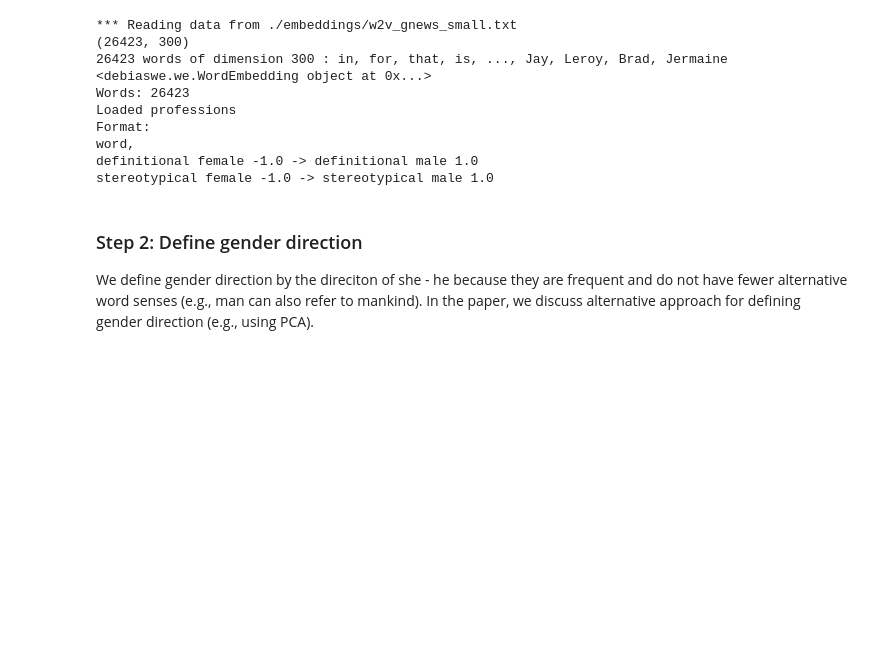
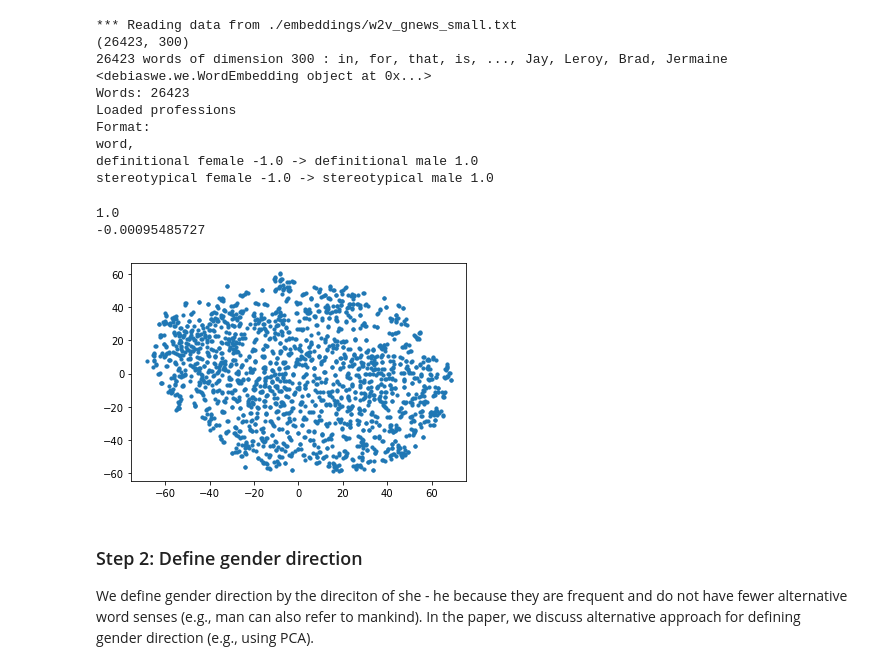
Before and after one commit to KylianvG/Embetter, a Jupyter notebook: replication/tutorial_example1.ipynb, the cells around one changed output. Saved outputs shown, nothing was run; the diff lists cells and outputs as text; code cells hidden in the pictures; blank space fills up the shorter version.

Commit message:
tsne voor embeddings

```diff
--- a/replication/tutorial_example1.ipynb
+++ b/replication/tutorial_example1.ipynb
@@ -57,6 +57,19 @@ Format:
 word,
 definitional female -1.0 -> definitional male 1.0
 stereotypical female -1.0 -> stereotypical male 1.0
+# %%
+# Extra test cell, remove later
+print(np.linalg.norm(E.vecs, axis=1).mean())
+print(E.vecs.mean())
+
+from sklearn.manifold import TSNE
+tsne = TSNE(n_components=2).fit_transform(E.vecs[:2000])
+plt.scatter(tsne[:,0], tsne[:,1], s=10)
+plt.show()
+# %% [output]
+1.0
+-0.00095485727
+[figure, added]
 # %% [markdown]
 ### Step 2: Define gender direction
 
```
Also changed, not shown: parts of 1 cell of this notebook, 3 other files.
